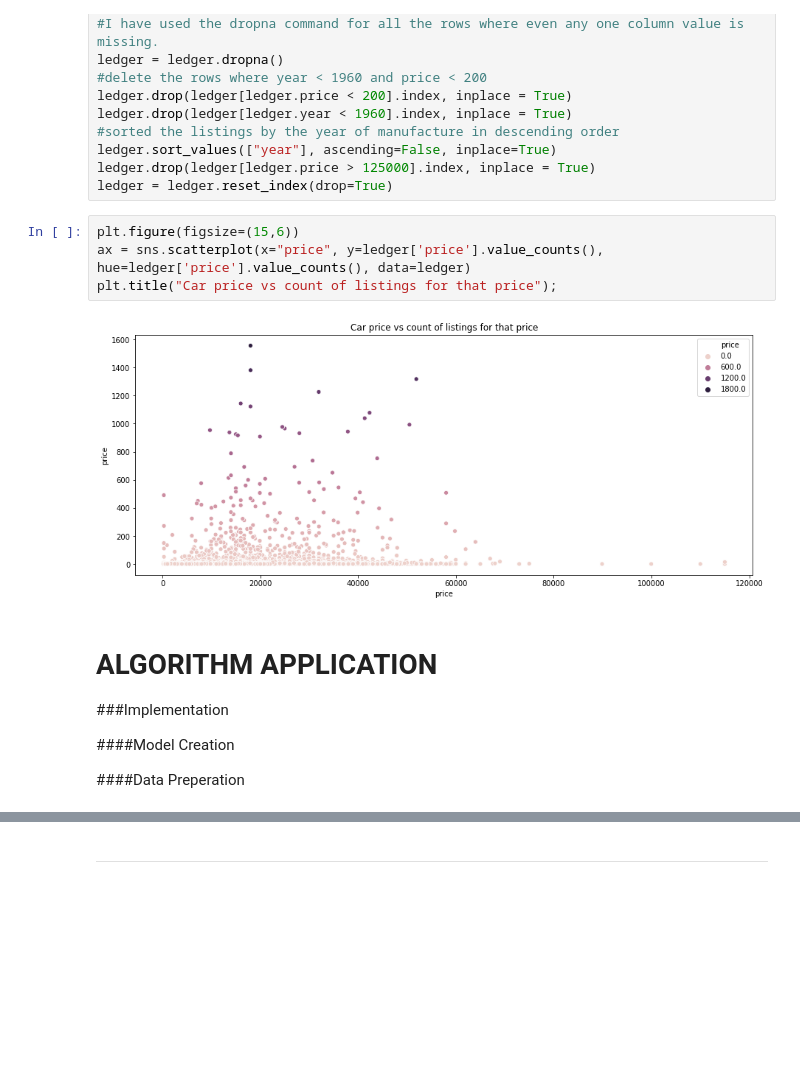
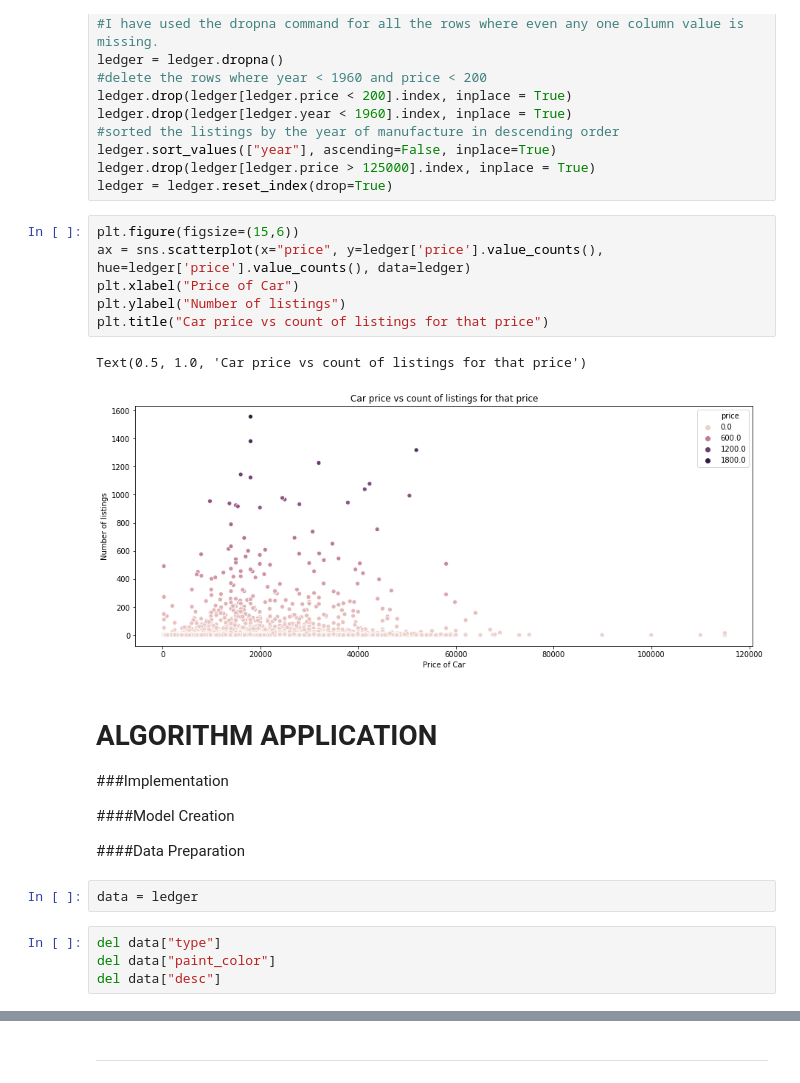
Before and after one commit to jashanmalhi/Data-Analysis, a Jupyter notebook: Used_Cars_Data_Modelling.ipynb, the cells around one changed output, grey strips where cells are left out. Drawn from its saved outputs; the diff is of its cells as text; blank space fills up the shorter version.

```diff
--- a/Used_Cars_Data_Modelling.ipynb
+++ b/Used_Cars_Data_Modelling.ipynb
@@ -79,9 +77,12 @@ ledger = ledger.reset_index(drop=True)
 # %%
 plt.figure(figsize=(15,6))
 ax = sns.scatterplot(x="price", y=ledger['price'].value_counts(), hue=ledger['price'].value_counts(), data=ledger)
-plt.title("Car price vs count of listings for that price");
+plt.xlabel("Price of Car")
+plt.ylabel("Number of listings")
+plt.title("Car price vs count of listings for that price")
 # %% [output]
+Text(0.5, 1.0, 'Car price vs count of listings for that price')
-[figure, old version]
+[figure, new version]
 # %% [markdown]
 # ALGORITHM APPLICATION
 
@@ -89,4 +90,10 @@ plt.title("Car price vs count of listings for that price");
 
 ####Model Creation
 
-####Data Preperation
+####Data Preparation
+# %%
+data = ledger
+# %%
+del data["type"]
+del data["paint_color"]
+del data["desc"]
```
Also changed, not shown: parts of 12 cells of this notebook.
